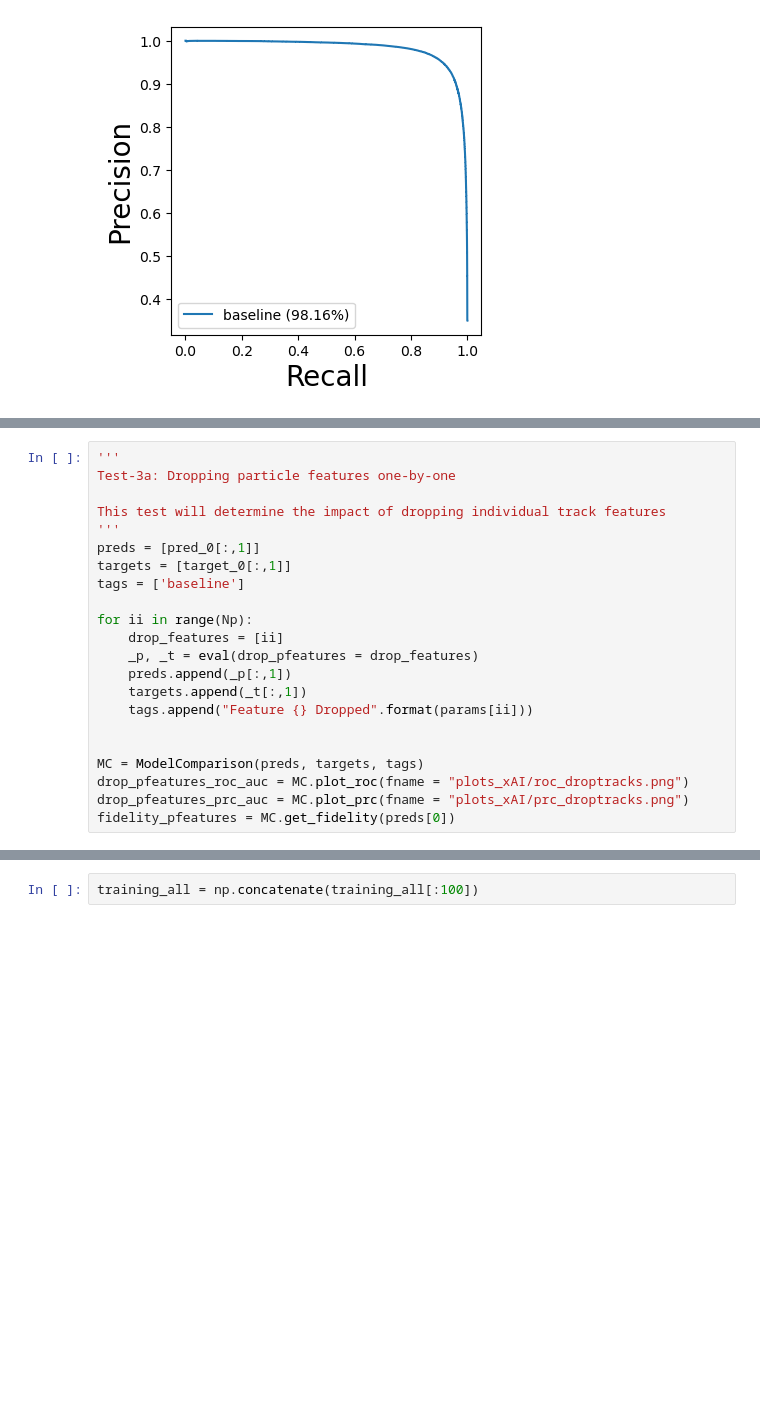
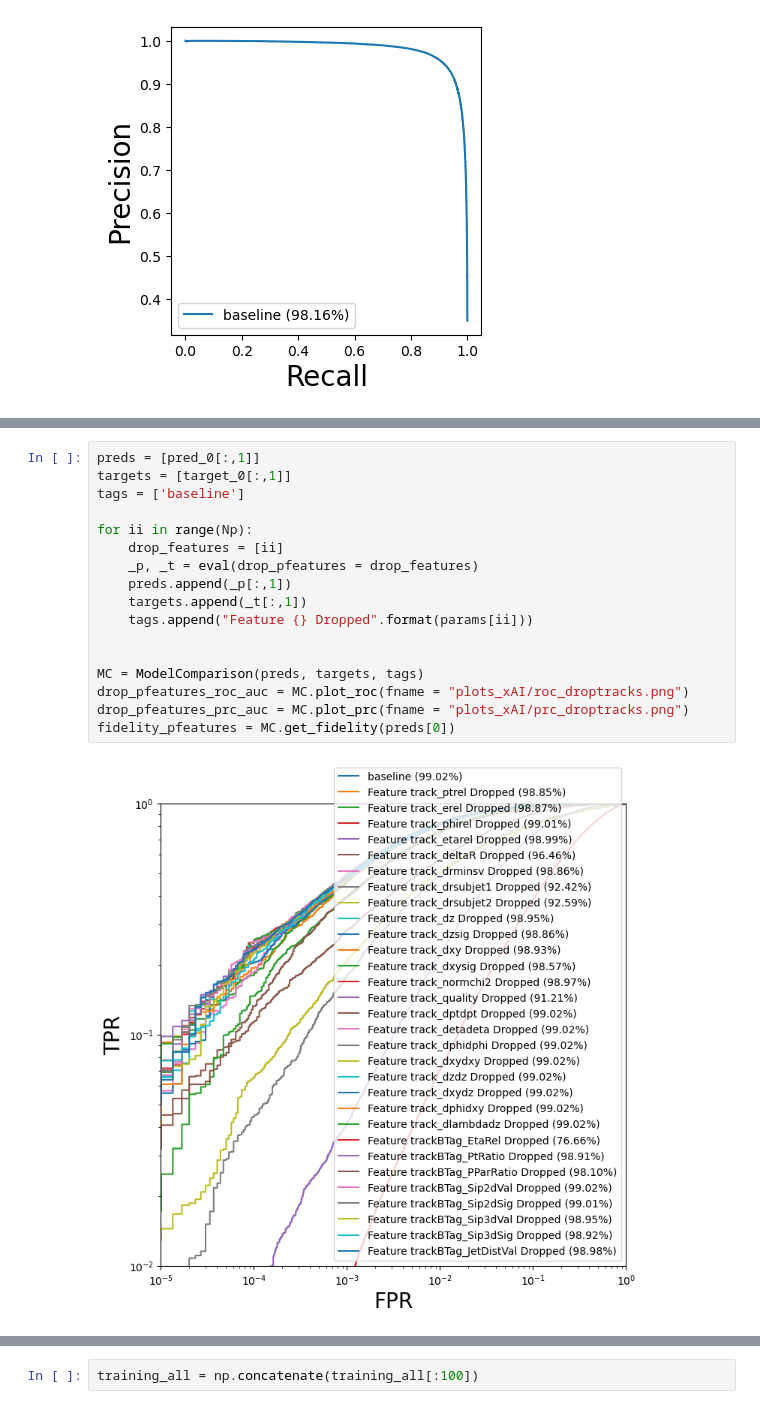
Before and after one commit to yorkiva/IN, a Jupyter notebook: 01_Baseline_Model_Inspection.ipynb, the cells around one changed output, grey strips where cells are left out. Cells and saved outputs as stored; diff of their text form; blank space fills up the shorter version.

```diff
--- a/01_Baseline_Model_Inspection.ipynb
+++ b/01_Baseline_Model_Inspection.ipynb
@@ -380,22 +386,19 @@ Fidelity for First 50 Tracks Dropped: 70.16
 # %%
-'''
-Test-3a: Dropping particle features one-by-one
-
-This test will determine the impact of dropping individual track features
-'''
 preds = [pred_0[:,1]]
 targets = [target_0[:,1]]
 tags = ['baseline']
 
 for ii in range(Np):
     drop_features = [ii]
     _p, _t = eval(drop_pfeatures = drop_features)
     preds.append(_p[:,1])
     targets.append(_t[:,1])
     tags.append("Feature {} Dropped".format(params[ii]))
 
 
 MC = ModelComparison(preds, targets, tags)
 drop_pfeatures_roc_auc = MC.plot_roc(fname = "plots_xAI/roc_droptracks.png")
 drop_pfeatures_prc_auc = MC.plot_prc(fname = "plots_xAI/prc_droptracks.png")
 fidelity_pfeatures = MC.get_fidelity(preds[0])
+# %% [output]
+[figure, added]
```
Also changed, not shown: parts of 24 cells of this notebook.
